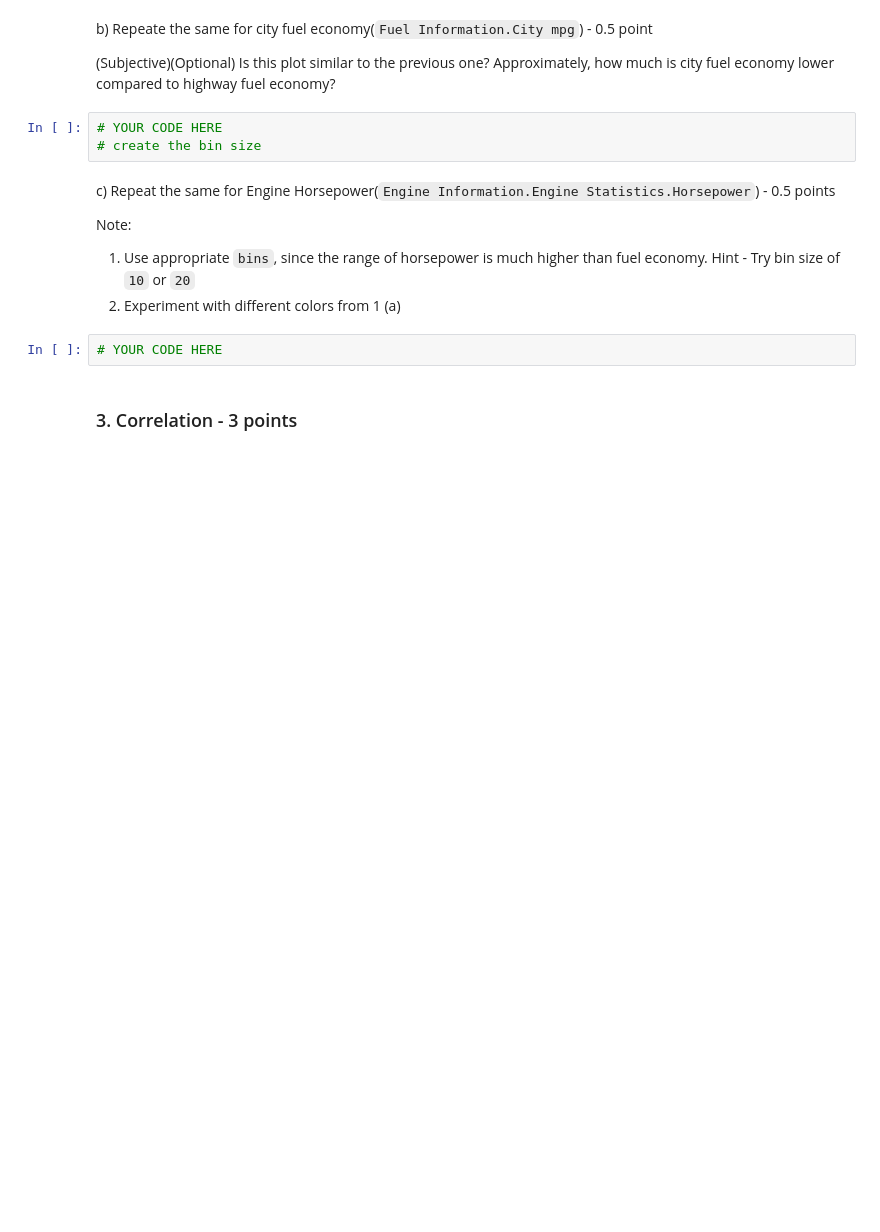
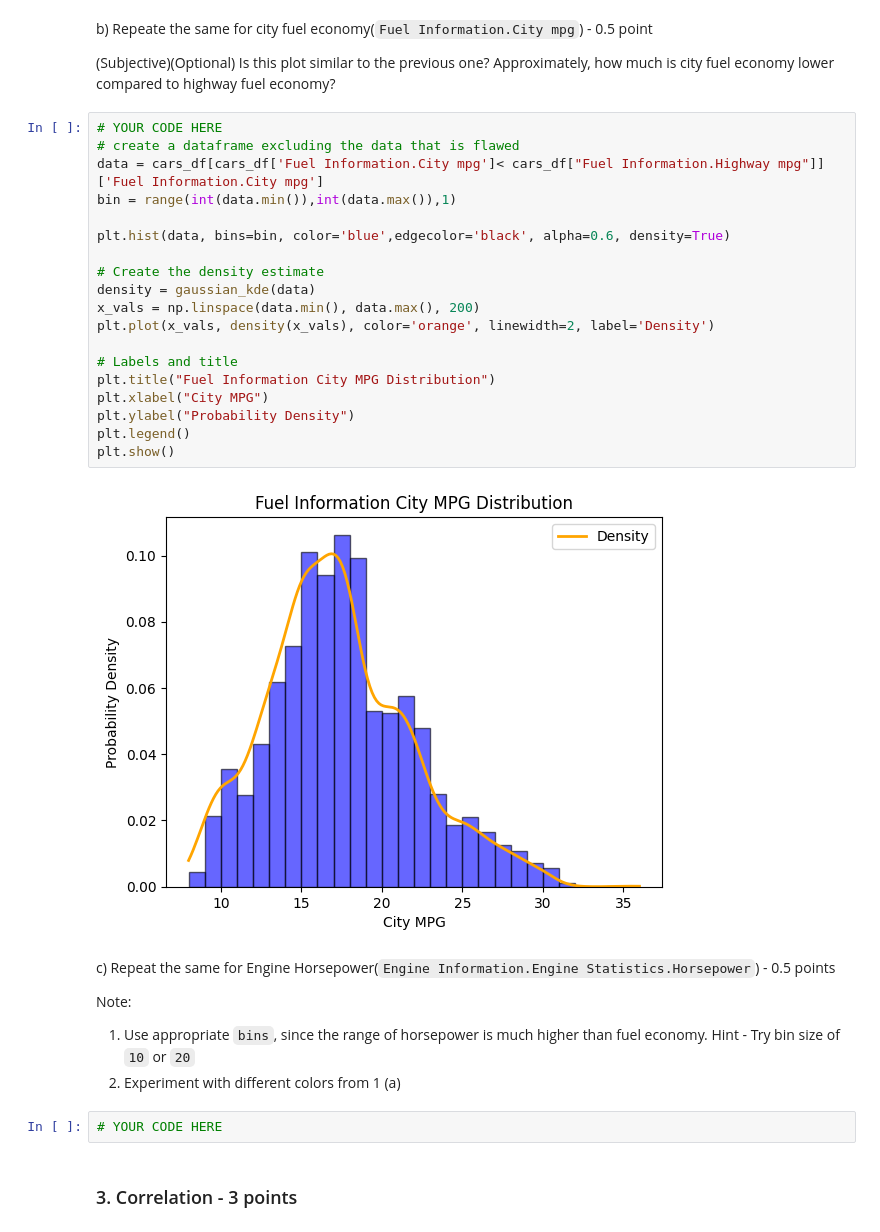
Before and after one commit to kiah-ucsd/DES200, a Jupyter notebook: HW3.ipynb, the cells around one changed output. Drawn from its saved outputs; the diff is of its cells as text; blank space fills up the shorter version.

```diff
--- a/HW3.ipynb
+++ b/HW3.ipynb
@@ -235,9 +252,27 @@ plt.setp(plt.gca().lines, color='orange', linewidth=2)
 b) Repeate the same for city fuel economy(`Fuel Information.City mpg`) - 0.5 point
 
 (Subjective)(Optional) Is this plot similar to the previous one? Approximately, how much is city fuel economy lower compared to highway fuel economy?
-# %%
-# YOUR CODE HERE
-# create the bin size
+# %%
+# YOUR CODE HERE
+# create a dataframe excluding the data that is flawed
+data = cars_df[cars_df['Fuel Information.City mpg']< cars_df["Fuel Information.Highway mpg"]]['Fuel Information.City mpg']
+bin = range(int(data.min()),int(data.max()),1)
+
+plt.hist(data, bins=bin, color='blue',edgecolor='black', alpha=0.6, density=True)
+
+# Create the density estimate
+density = gaussian_kde(data)
+x_vals = np.linspace(data.min(), data.max(), 200)
+plt.plot(x_vals, density(x_vals), color='orange', linewidth=2, label='Density')
+
+# Labels and title
+plt.title("Fuel Information City MPG Distribution")
+plt.xlabel("City MPG")
+plt.ylabel("Probability Density")
+plt.legend()
+plt.show()
+# %% [output]
+[figure, added]
 # %% [markdown]
 c) Repeat the same for Engine Horsepower(`Engine Information.Engine Statistics.Horsepower`) - 0.5 points
 
```
Also changed, not shown: parts of 2 cells of this notebook.
